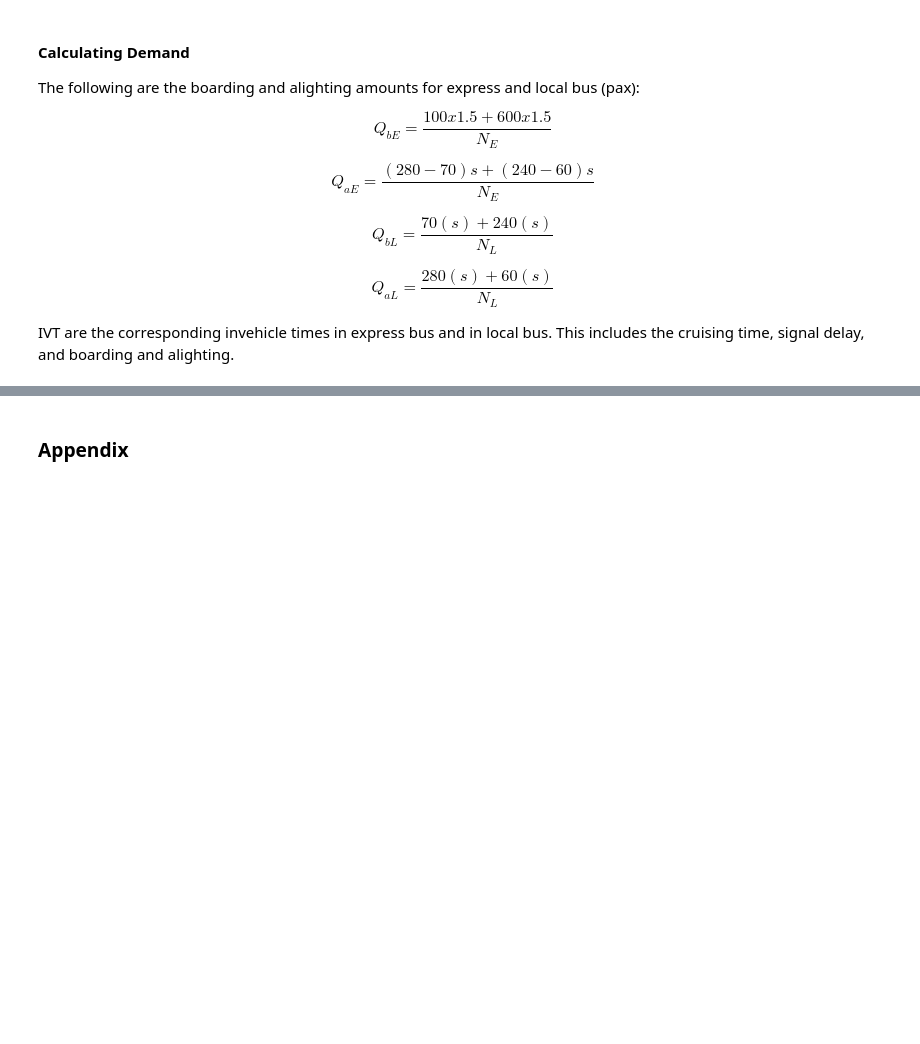
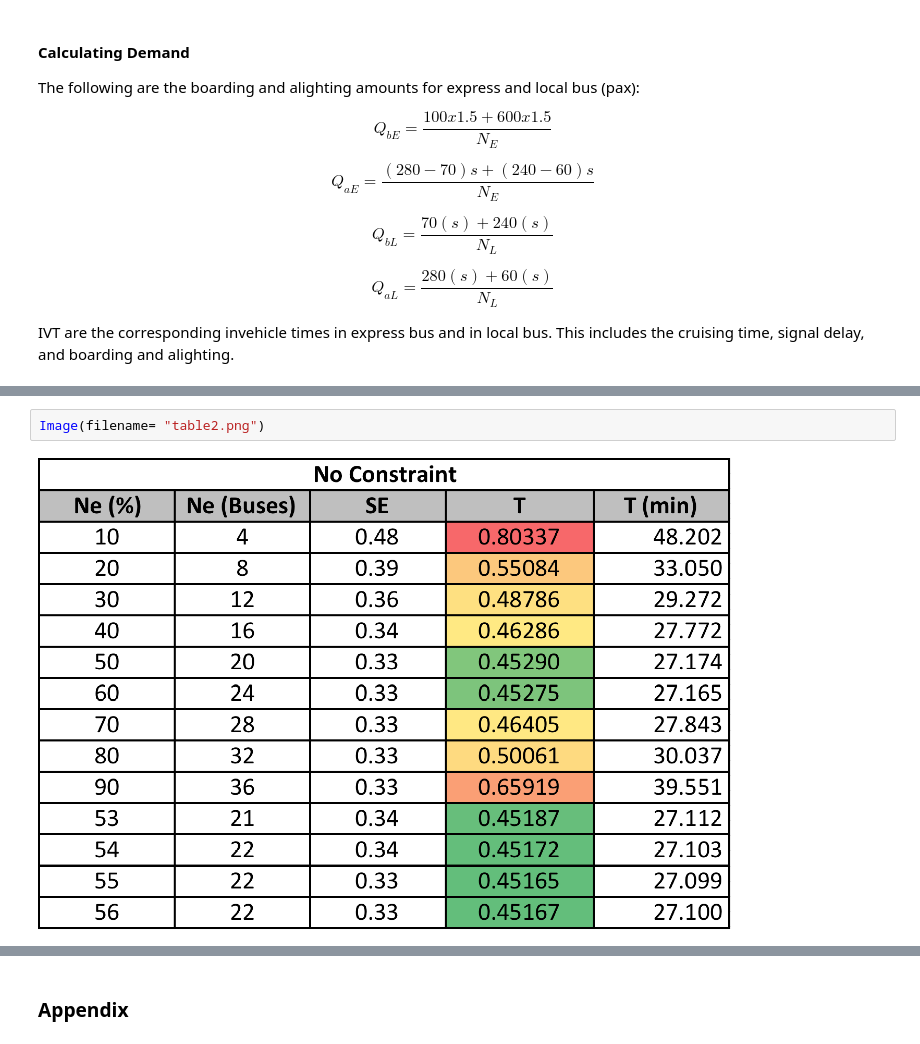
Before and after one commit to cktong/CE259, a Jupyter notebook: MiniProject_v2.ipynb, the cells around one changed output, grey strips where cells are left out. Drawn from its saved outputs; the diff is of its cells as text; blank space fills up the shorter version.

```diff
--- a/MiniProject_v2.ipynb
+++ b/MiniProject_v2.ipynb
@@ -369,0 +389,4 @@ IVT are the corresponding invehicle times in express bus and in local bus. This
+# %%
+Image(filename= "table2.png")
+# %% [output]
+[figure, added]
```
Also changed, not shown: parts of 20 cells of this notebook, 4 other files.
